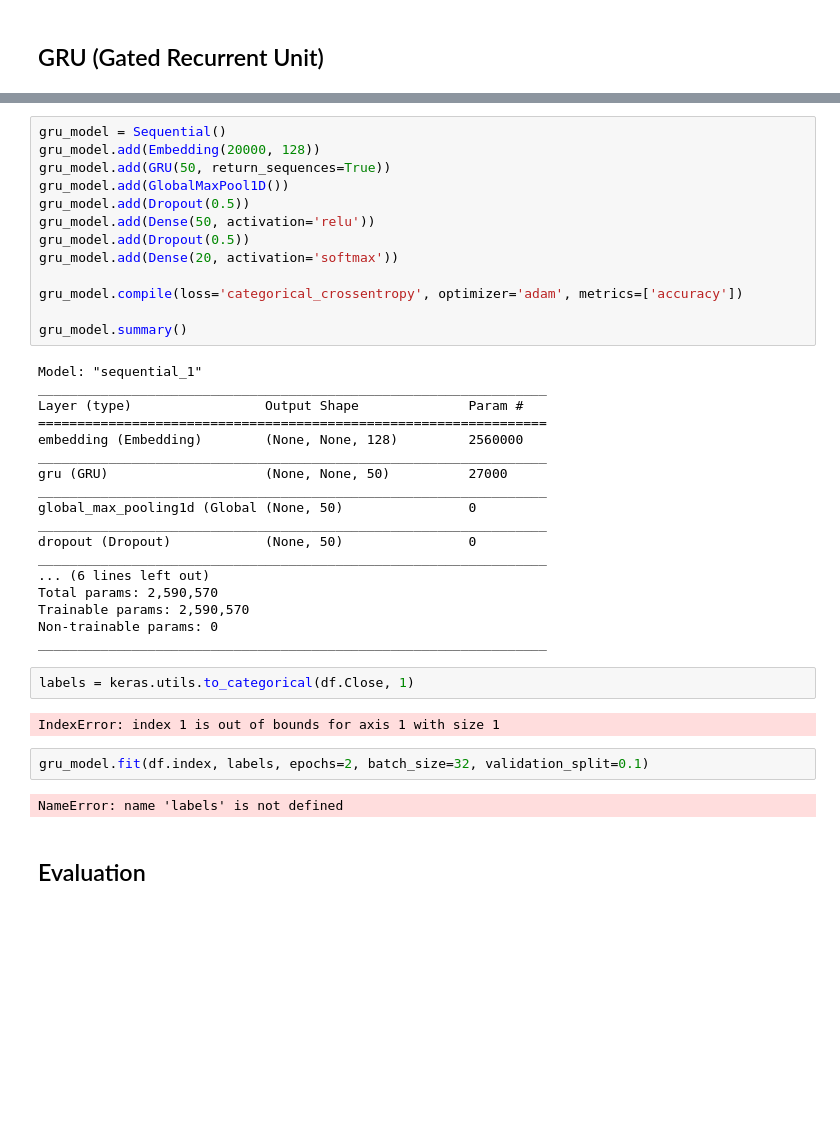
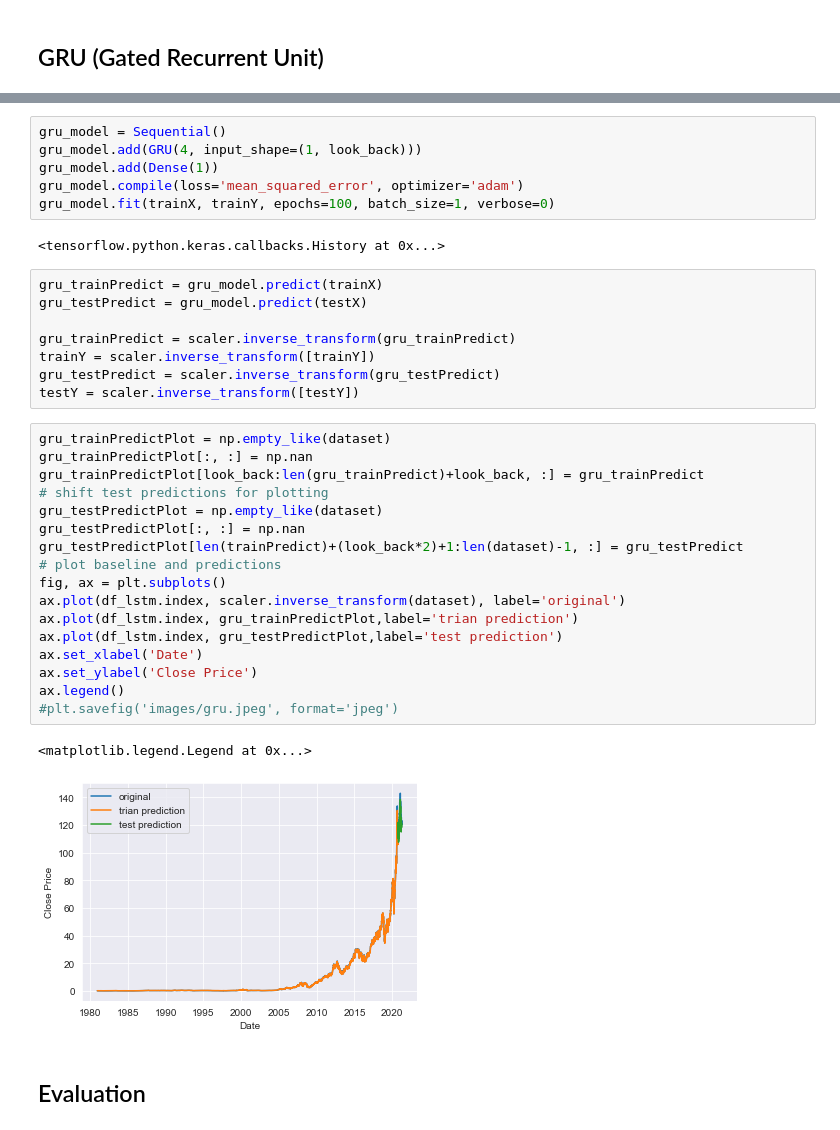
Before and after one commit to ghcn345/Stock-Market-Prediction, a Jupyter notebook: stock_market_TimeSeries.ipynb, the cells around one changed output, grey strips where cells are left out. Cells and saved outputs as stored; diff of their text form; blank space fills up the shorter version.

Commit message:
gru metrics

```diff
--- a/stock_market_TimeSeries.ipynb
+++ b/stock_market_TimeSeries.ipynb
@@ -439,42 +434,39 @@ from keras.models import Sequential
-# %%
-gru_model = Sequential()
-gru_model.add(Embedding(20000, 128))
-gru_model.add(GRU(50, return_sequences=True))
-gru_model.add(GlobalMaxPool1D())
-gru_model.add(Dropout(0.5))
-gru_model.add(Dense(50, activation='relu'))
-gru_model.add(Dropout(0.5))
-gru_model.add(Dense(20, activation='softmax'))
-
-gru_model.compile(loss='categorical_crossentropy', optimizer='adam', metrics=['accuracy'])
-
-gru_model.summary()
-# %% [output]
-Model: "sequential_1"
-_________________________________________________________________
-Layer (type)                 Output Shape              Param #
-=================================================================
-embedding (Embedding)        (None, None, 128)         2560000
-_________________________________________________________________
-gru (GRU)                    (None, None, 50)          27000
-_________________________________________________________________
-global_max_pooling1d (Global (None, 50)                0
-_________________________________________________________________
-dropout (Dropout)            (None, 50)                0
-_________________________________________________________________
-... (6 lines left out)
-Total params: 2,590,570
-Trainable params: 2,590,570
-Non-trainable params: 0
-_________________________________________________________________
-# %%
-labels = keras.utils.to_categorical(df.Close, 1)
-# %% [output]
-IndexError: index 1 is out of bounds for axis 1 with size 1
-# %%
-gru_model.fit(df.index, labels, epochs=2, batch_size=32, validation_split=0.1)
-# %% [output]
-NameError: name 'labels' is not defined
+# %%
+gru_model = Sequential()
+gru_model.add(GRU(4, input_shape=(1, look_back)))
+gru_model.add(Dense(1))
+gru_model.compile(loss='mean_squared_error', optimizer='adam')
+gru_model.fit(trainX, trainY, epochs=100, batch_size=1, verbose=0)
+# %% [output]
+<tensorflow.python.keras.callbacks.History at 0x...>
+# %%
+gru_trainPredict = gru_model.predict(trainX)
+gru_testPredict = gru_model.predict(testX)
+
+gru_trainPredict = scaler.inverse_transform(gru_trainPredict)
+trainY = scaler.inverse_transform([trainY])
+gru_testPredict = scaler.inverse_transform(gru_testPredict)
+testY = scaler.inverse_transform([testY])
+# %%
+gru_trainPredictPlot = np.empty_like(dataset)
+gru_trainPredictPlot[:, :] = np.nan
+gru_trainPredictPlot[look_back:len(gru_trainPredict)+look_back, :] = gru_trainPredict
+# shift test predictions for plotting
+gru_testPredictPlot = np.empty_like(dataset)
+gru_testPredictPlot[:, :] = np.nan
+gru_testPredictPlot[len(trainPredict)+(look_back*2)+1:len(dataset)-1, :] = gru_testPredict
+# plot baseline and predictions
+fig, ax = plt.subplots()
+ax.plot(df_lstm.index, scaler.inverse_transform(dataset), label='original')
+ax.plot(df_lstm.index, gru_trainPredictPlot,label='trian prediction')
+ax.plot(df_lstm.index, gru_testPredictPlot,label='test prediction')
+ax.set_xlabel('Date')
+ax.set_ylabel('Close Price')
+ax.legend()
+#plt.savefig('images/gru.jpeg', format='jpeg')
+# %% [output]
+<matplotlib.legend.Legend at 0x...>
+[figure, added]
 # %% [markdown]
 ## Evaluation
 # %% [markdown]
```
Also changed, not shown: parts of 3 cells of this notebook.
